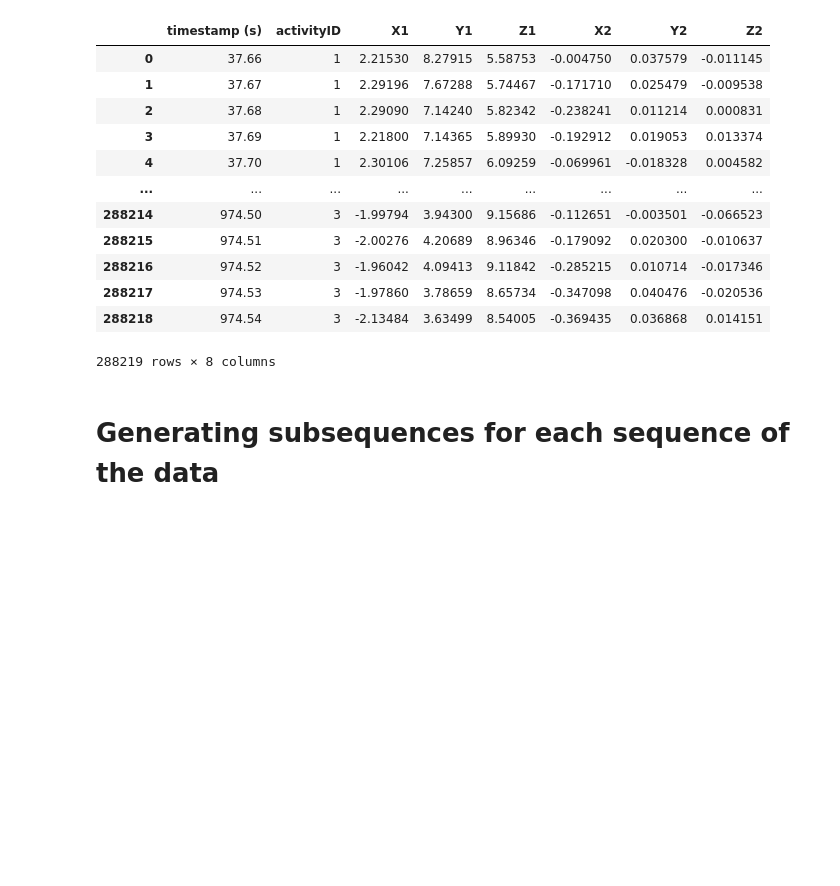
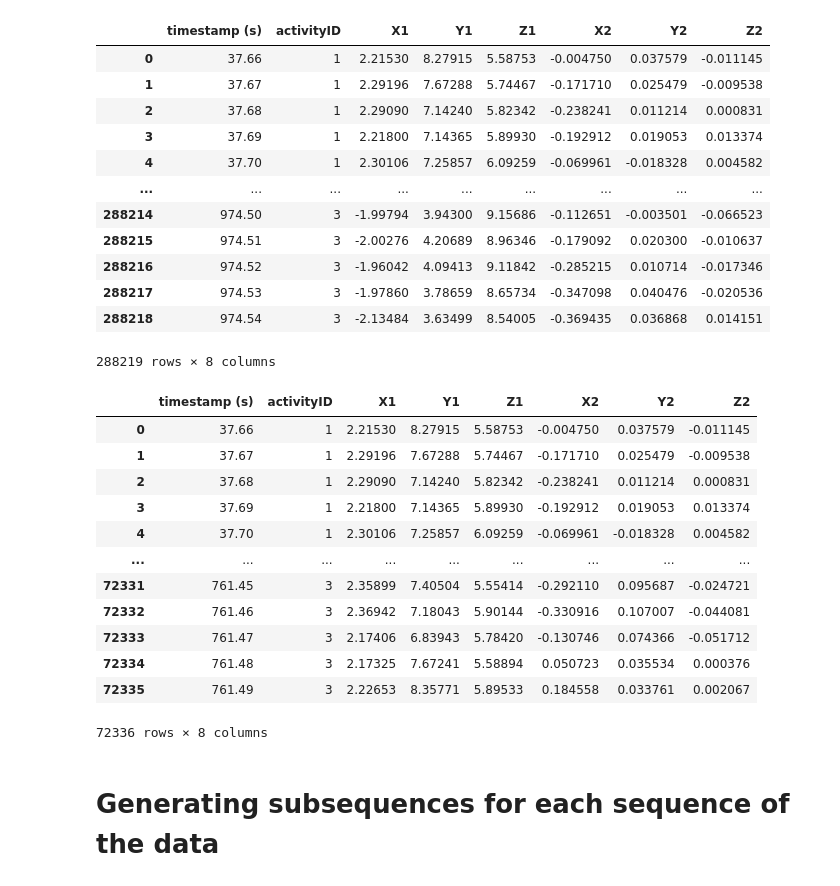
Before and after one commit to praveengadiyaram369/Activityrecognition_GaussianLDA, a Jupyter notebook: bin/praveen/generate_subsequences.ipynb, the cells around one changed output. Cells and saved outputs as stored; diff of their text form; code cells hidden in the pictures; blank space fills up the shorter version.

```diff
--- a/bin/praveen/generate_subsequences.ipynb
+++ b/bin/praveen/generate_subsequences.ipynb
@@ -11,8 +11,8 @@ import matplotlib.pyplot as plt
 %matplotlib inline
 # %%
 # _initializing constant variables
-input_file_path = os.getcwd() + f'/../data/processed_data.csv'
-subject101_file_path = os.getcwd() + f'/../data/output_csv/subject101_processed.csv'
+input_file_path = os.getcwd() + f'/../../data/processed_data.csv'
+subject101_file_path = os.getcwd() + f'/../../data/output_csv/subject101_processed.csv'
 col_names = ['timestamp (s)', 'activityID', 'X1', 'Y1', 'Z1', 'X2', 'Y2', 'Z2']
 # %%
 # _loading preprocessed data to main dataframe
@@ -33,6 +32,23 @@ main_df
 | 288217 | 974.53 | 3 | -1.97860 | 3.78659 | 8.65734 | -0.347098 | 0.040476 | -0.020536 |
 | 288218 | 974.54 | 3 | -2.13484 | 3.63499 | 8.54005 | -0.369435 | 0.036868 | 0.014151 |
 288219 rows × 8 columns
+# %%
+subject101_df = pd.read_csv(subject101_file_path, names=col_names, skiprows=1)
+subject101_df
+# %% [output]
+|  | timestamp (s) | activityID | X1 | Y1 | Z1 | X2 | Y2 | Z2 |
+| 0 | 37.66 | 1 | 2.21530 | 8.27915 | 5.58753 | -0.004750 | 0.037579 | -0.011145 |
+| 1 | 37.67 | 1 | 2.29196 | 7.67288 | 5.74467 | -0.171710 | 0.025479 | -0.009538 |
+| 2 | 37.68 | 1 | 2.29090 | 7.14240 | 5.82342 | -0.238241 | 0.011214 | 0.000831 |
+| 3 | 37.69 | 1 | 2.21800 | 7.14365 | 5.89930 | -0.192912 | 0.019053 | 0.013374 |
+| 4 | 37.70 | 1 | 2.30106 | 7.25857 | 6.09259 | -0.069961 | -0.018328 | 0.004582 |
+| ... | ... | ... | ... | ... | ... | ... | ... | ... |
+| 72331 | 761.45 | 3 | 2.35899 | 7.40504 | 5.55414 | -0.292110 | 0.095687 | -0.024721 |
+| 72332 | 761.46 | 3 | 2.36942 | 7.18043 | 5.90144 | -0.330916 | 0.107007 | -0.044081 |
+| 72333 | 761.47 | 3 | 2.17406 | 6.83943 | 5.78420 | -0.130746 | 0.074366 | -0.051712 |
+| 72334 | 761.48 | 3 | 2.17325 | 7.67241 | 5.58894 | 0.050723 | 0.035534 | 0.000376 |
+| 72335 | 761.49 | 3 | 2.22653 | 8.35771 | 5.89533 | 0.184558 | 0.033761 | 0.002067 |
+72336 rows × 8 columns
 # %% [markdown]
 # Generating subsequences for each sequence of the data
 # %%
```
Also changed, not shown: parts of 9 cells of this notebook, 16 other files.
